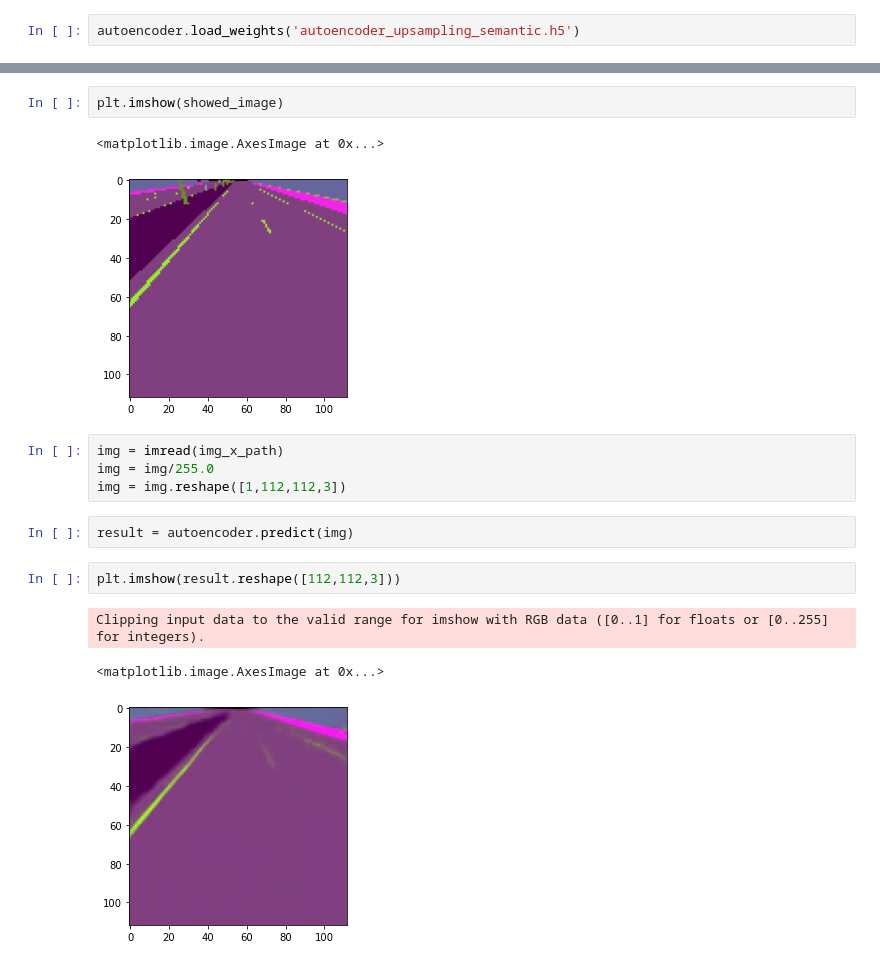
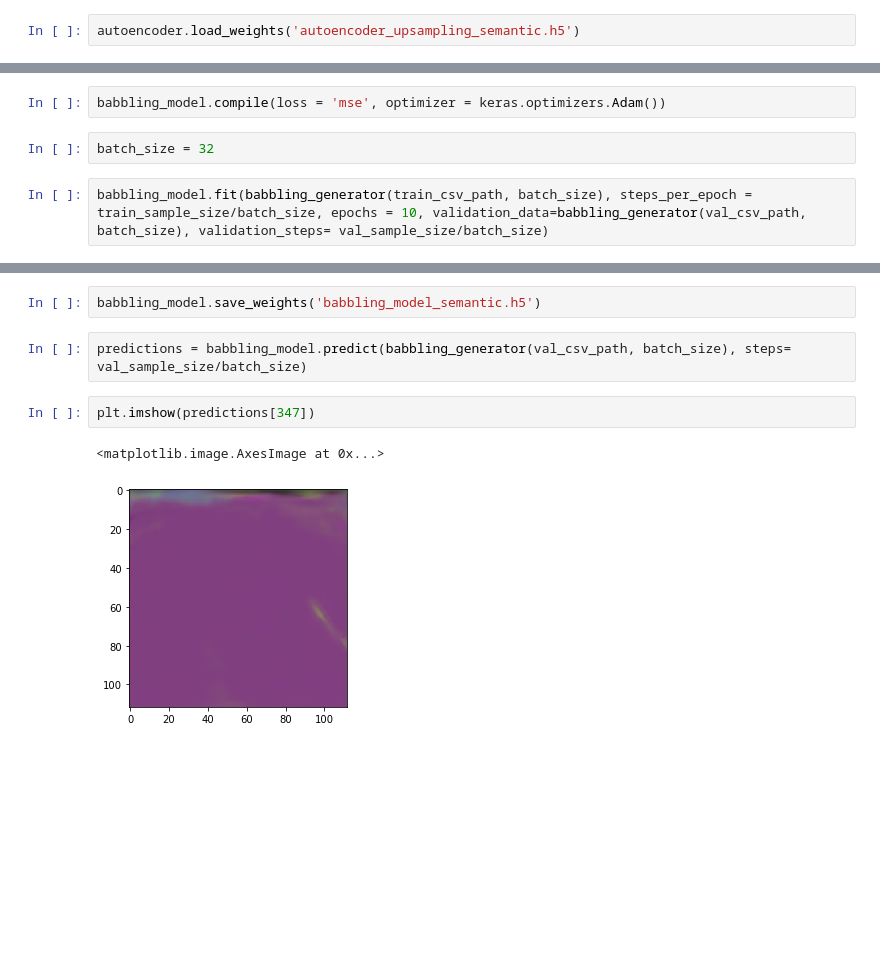
Before and after one commit to HoucemF/Internal-Simulation-Networks-for-Autonomous-Vehicles, a Jupyter notebook: experimentation/Sensorimotor-training-upsampling-semantic.ipynb, the cells around one changed output, grey strips where cells are left out. Cells and saved outputs as stored; diff of their text form; blank space fills up the shorter version.

Commit message:
The first prototype for the motor babbling project. Run driver.py to try it out

```diff
--- a/experimentation/Sensorimotor-training-upsampling-semantic.ipynb
+++ b/experimentation/Sensorimotor-training-upsampling-semantic.ipynb
@@ -209,0 +307,6 @@ showed_image = imread(img_x_path)
+# %%
+babbling_model.compile(loss = 'mse', optimizer = keras.optimizers.Adam())
+# %%
+batch_size = 32
+# %%
+babbling_model.fit(babbling_generator(train_csv_path, batch_size), steps_per_epoch = train_sample_size/batch_size, epochs = 10, validation_data=babbling_generator(val_csv_path, batch_size), validation_steps= val_sample_size/batch_size)
@@ -210,17 +335,9 @@ showed_image = imread(img_x_path)
+# %%
+babbling_model.save_weights('babbling_model_semantic.h5')
+# %%
+predictions = babbling_model.predict(babbling_generator(val_csv_path, batch_size), steps= val_sample_size/batch_size)
 # %%
-plt.imshow(showed_image)
+plt.imshow(predictions[347])
 # %% [output]
 <matplotlib.image.AxesImage at 0x...>
-[figure, old version]
+[figure, new version]
-# %%
-img = imread(img_x_path)
-img = img/255.0
-img = img.reshape([1,112,112,3])
-# %%
-result = autoencoder.predict(img)
-# %%
-plt.imshow(result.reshape([112,112,3]))
-# %% [output]
-Clipping input data to the valid range for imshow with RGB data ([0..1] for floats or [0..255] for integers).
-<matplotlib.image.AxesImage at 0x...>
-[figure, removed]
```
Also changed, not shown: parts of 13 cells of this notebook, 24 other files.
